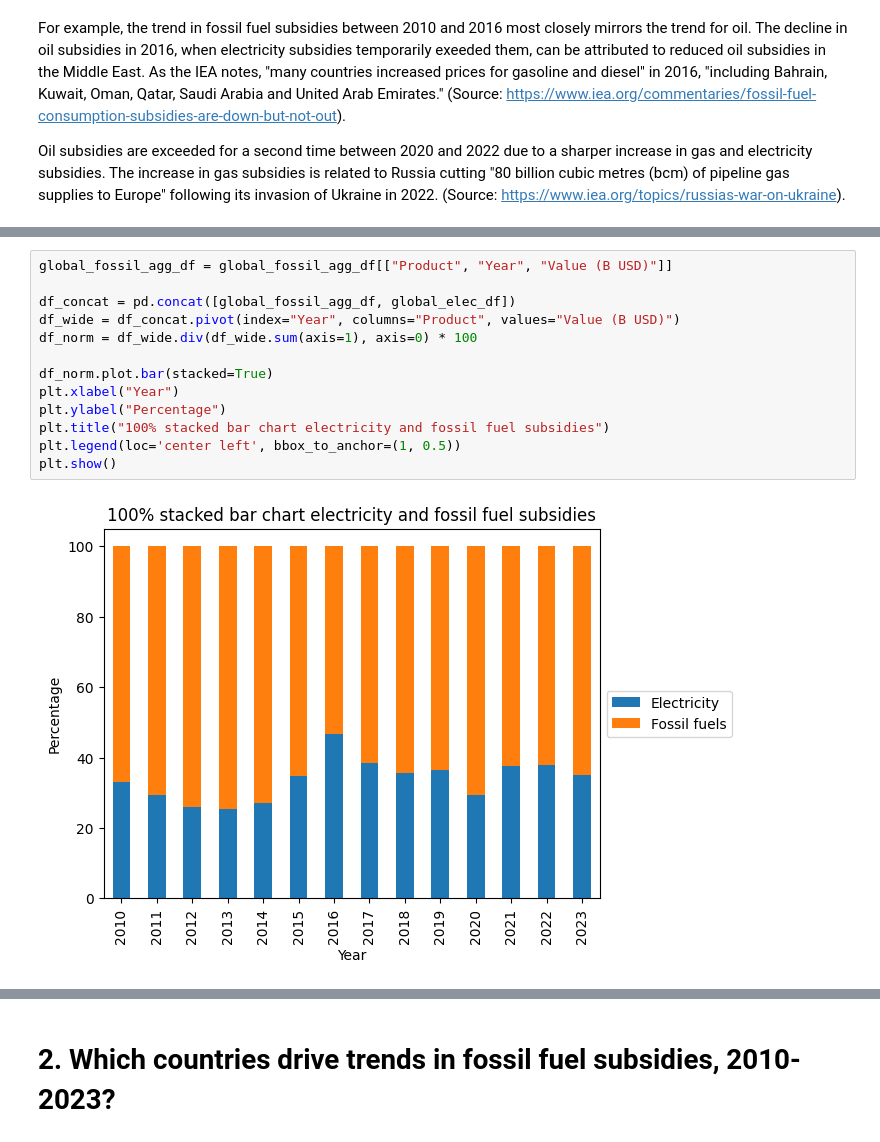
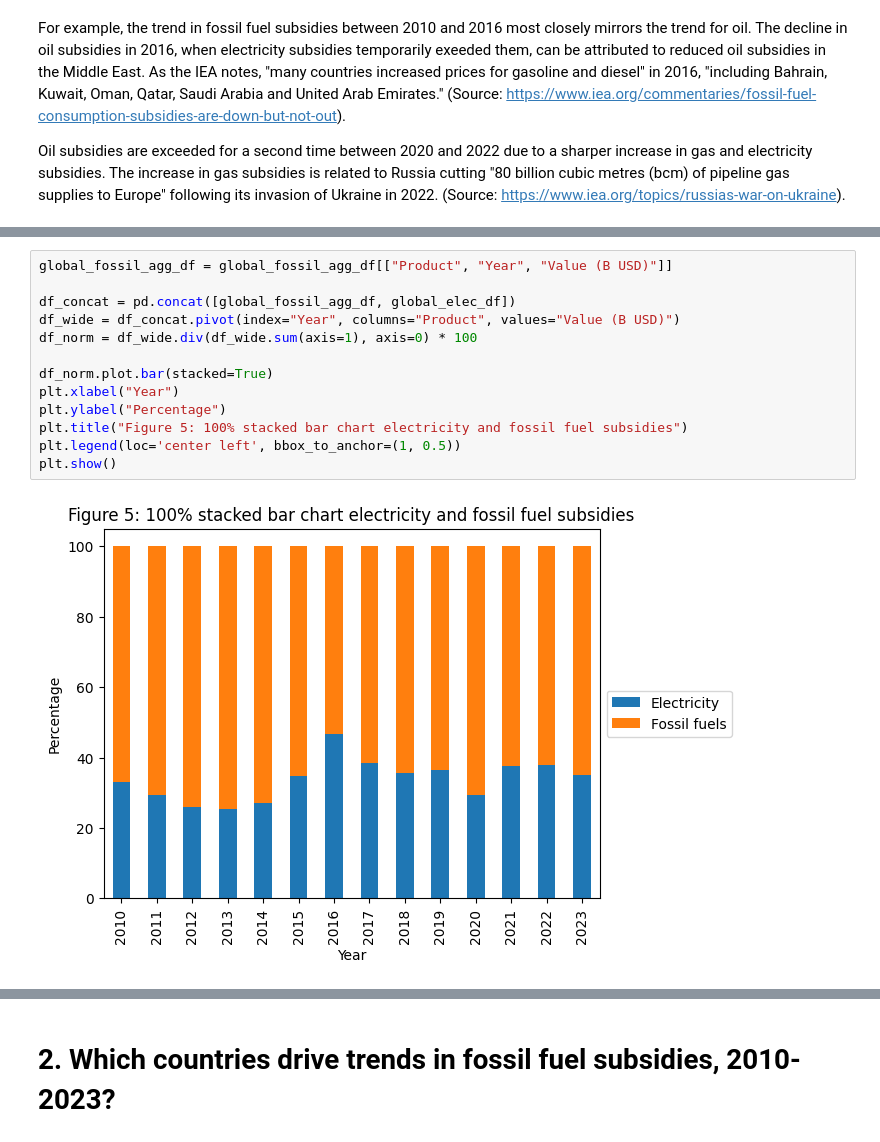
Before and after one commit to reb-scho/subsidies, a Jupyter notebook: subsidies.ipynb, the cells around one changed output, grey strips where cells are left out. Drawn from its saved outputs; the diff is of its cells as text.

```diff
--- a/subsidies.ipynb
+++ b/subsidies.ipynb
@@ -127,18 +127,18 @@ plt.show()
 # %%
 global_fossil_agg_df = global_fossil_agg_df[["Product", "Year", "Value (B USD)"]]
 
 df_concat = pd.concat([global_fossil_agg_df, global_elec_df])
 df_wide = df_concat.pivot(index="Year", columns="Product", values="Value (B USD)")
 df_norm = df_wide.div(df_wide.sum(axis=1), axis=0) * 100
 
 df_norm.plot.bar(stacked=True)
 plt.xlabel("Year")
 plt.ylabel("Percentage")
-plt.title("100% stacked bar chart electricity and fossil fuel subsidies")
+plt.title("Figure 5: 100% stacked bar chart electricity and fossil fuel subsidies")
 plt.legend(loc='center left', bbox_to_anchor=(1, 0.5))
 plt.show()
 # %% [output]
-[figure, old version]
+[figure, new version]
 # %%
 df_wide = global_fossil_df.pivot(index="Year", columns="Product", values="Value (B USD)")
 df_norm = df_wide.div(df_wide.sum(axis=1), axis=0) * 100
```
Also changed, not shown: parts of 8 cells of this notebook.
